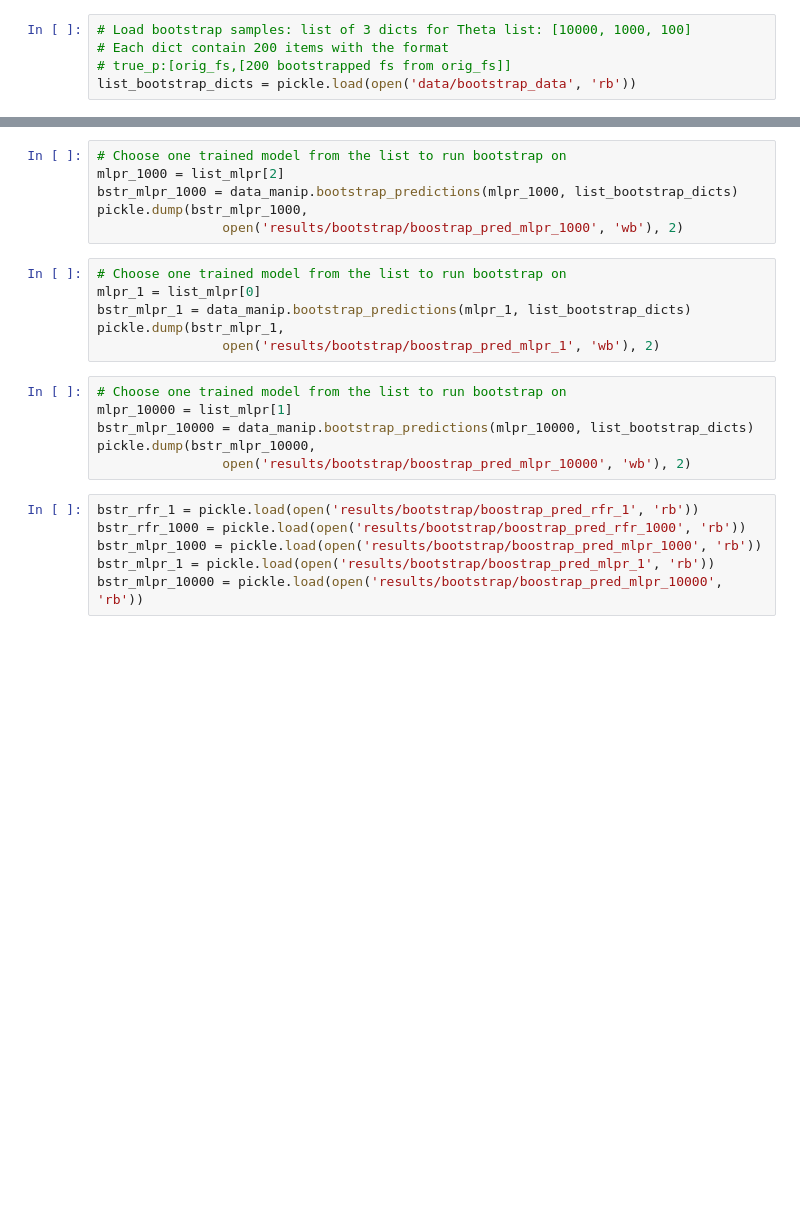
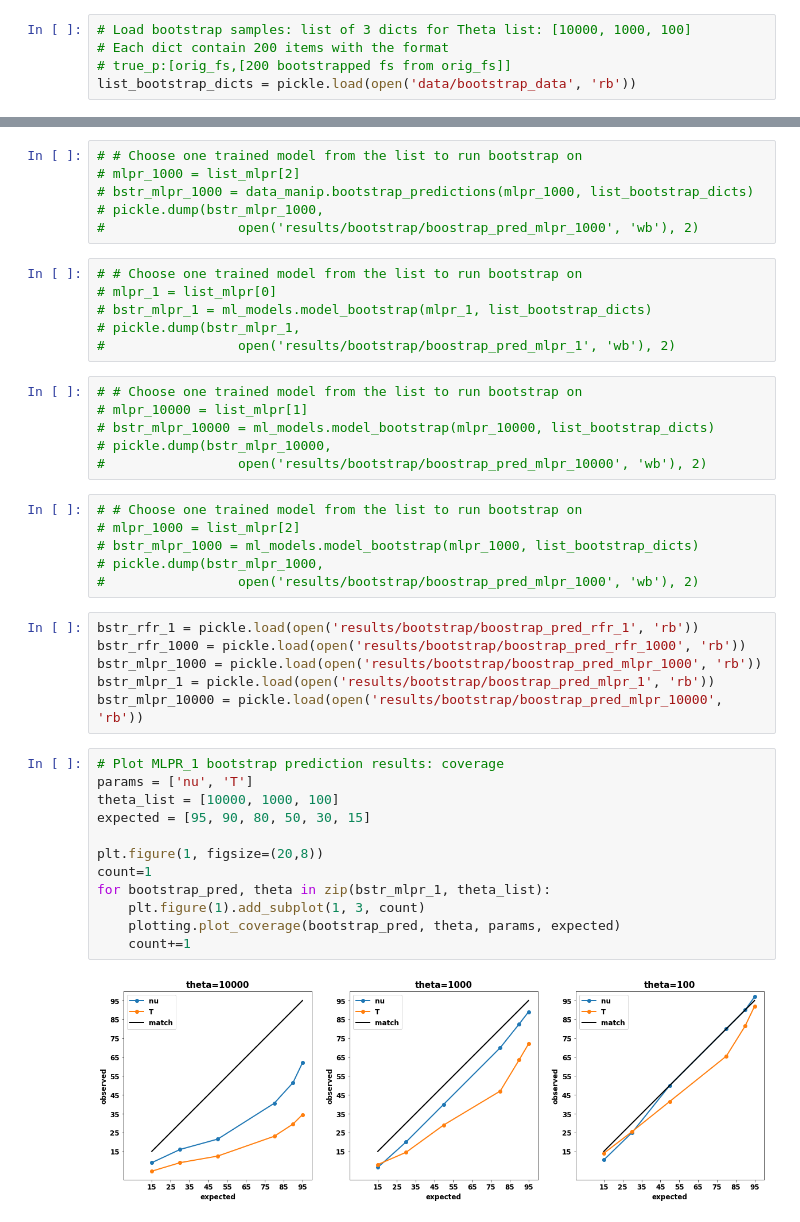
Before and after one commit to lntran26/donni, a Jupyter notebook: ml_dadi/1d_2epoch/1d_2epoch_bootstrap.ipynb, the cells around one changed output, grey strips where cells are left out. Drawn from its saved outputs; the diff is of its cells as text; blank space fills up the shorter version.

```diff
--- a/ml_dadi/1d_2epoch/1d_2epoch_bootstrap.ipynb
+++ b/ml_dadi/1d_2epoch/1d_2epoch_bootstrap.ipynb
@@ -64,24 +63,44 @@ pickle.dump(bstr_rfr_1000,
 # %%
-# Choose one trained model from the list to run bootstrap on
-mlpr_1000 = list_mlpr[2]
-bstr_mlpr_1000 = data_manip.bootstrap_predictions(mlpr_1000, list_bootstrap_dicts)
-pickle.dump(bstr_mlpr_1000,
-                open('results/bootstrap/boostrap_pred_mlpr_1000', 'wb'), 2)
+# # Choose one trained model from the list to run bootstrap on
+# mlpr_1000 = list_mlpr[2]
+# bstr_mlpr_1000 = data_manip.bootstrap_predictions(mlpr_1000, list_bootstrap_dicts)
+# pickle.dump(bstr_mlpr_1000,
+#                 open('results/bootstrap/boostrap_pred_mlpr_1000', 'wb'), 2)
 # %%
-# Choose one trained model from the list to run bootstrap on
-mlpr_1 = list_mlpr[0]
-bstr_mlpr_1 = data_manip.bootstrap_predictions(mlpr_1, list_bootstrap_dicts)
-pickle.dump(bstr_mlpr_1,
-                open('results/bootstrap/boostrap_pred_mlpr_1', 'wb'), 2)
+# # Choose one trained model from the list to run bootstrap on
+# mlpr_1 = list_mlpr[0]
+# bstr_mlpr_1 = ml_models.model_bootstrap(mlpr_1, list_bootstrap_dicts)
+# pickle.dump(bstr_mlpr_1,
+#                 open('results/bootstrap/boostrap_pred_mlpr_1', 'wb'), 2)
 # %%
-# Choose one trained model from the list to run bootstrap on
-mlpr_10000 = list_mlpr[1]
-bstr_mlpr_10000 = data_manip.bootstrap_predictions(mlpr_10000, list_bootstrap_dicts)
-pickle.dump(bstr_mlpr_10000,
-                open('results/bootstrap/boostrap_pred_mlpr_10000', 'wb'), 2)
+# # Choose one trained model from the list to run bootstrap on
+# mlpr_10000 = list_mlpr[1]
+# bstr_mlpr_10000 = ml_models.model_bootstrap(mlpr_10000, list_bootstrap_dicts)
+# pickle.dump(bstr_mlpr_10000,
+#                 open('results/bootstrap/boostrap_pred_mlpr_10000', 'wb'), 2)
+# %%
+# # Choose one trained model from the list to run bootstrap on
+# mlpr_1000 = list_mlpr[2]
+# bstr_mlpr_1000 = ml_models.model_bootstrap(mlpr_1000, list_bootstrap_dicts)
+# pickle.dump(bstr_mlpr_1000,
+#                 open('results/bootstrap/boostrap_pred_mlpr_1000', 'wb'), 2)
 # %%
 bstr_rfr_1 = pickle.load(open('results/bootstrap/boostrap_pred_rfr_1', 'rb'))
 bstr_rfr_1000 = pickle.load(open('results/bootstrap/boostrap_pred_rfr_1000', 'rb'))
 bstr_mlpr_1000 = pickle.load(open('results/bootstrap/boostrap_pred_mlpr_1000', 'rb'))
 bstr_mlpr_1 = pickle.load(open('results/bootstrap/boostrap_pred_mlpr_1', 'rb'))
 bstr_mlpr_10000 = pickle.load(open('results/bootstrap/boostrap_pred_mlpr_10000', 'rb'))
+# %%
+# Plot MLPR_1 bootstrap prediction results: coverage
+params = ['nu', 'T']
+theta_list = [10000, 1000, 100]
+expected = [95, 90, 80, 50, 30, 15]
+
+plt.figure(1, figsize=(20,8))
+count=1
+for bootstrap_pred, theta in zip(bstr_mlpr_1, theta_list):
+    plt.figure(1).add_subplot(1, 3, count)
+    plotting.plot_coverage(bootstrap_pred, theta, params, expected)
+    count+=1
+# %% [output]
+[figure, added]
```
Also changed, not shown: parts of 12 cells of this notebook.
